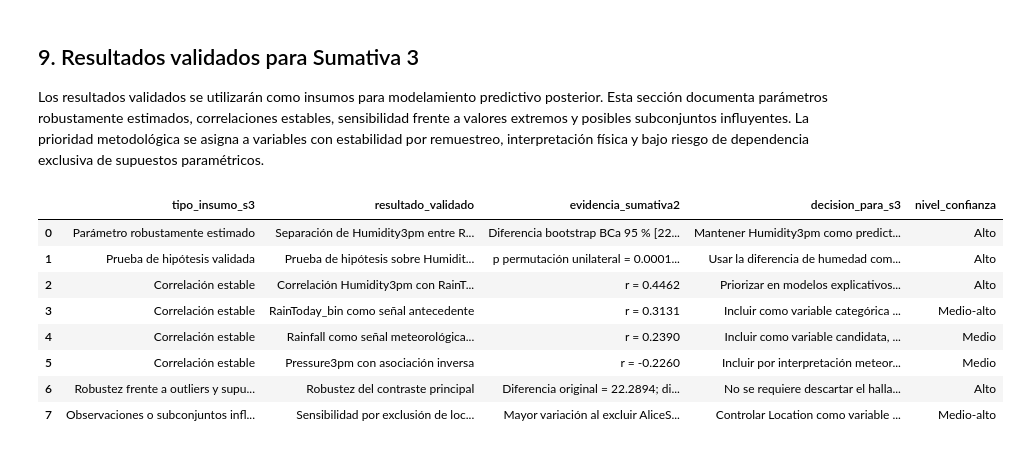
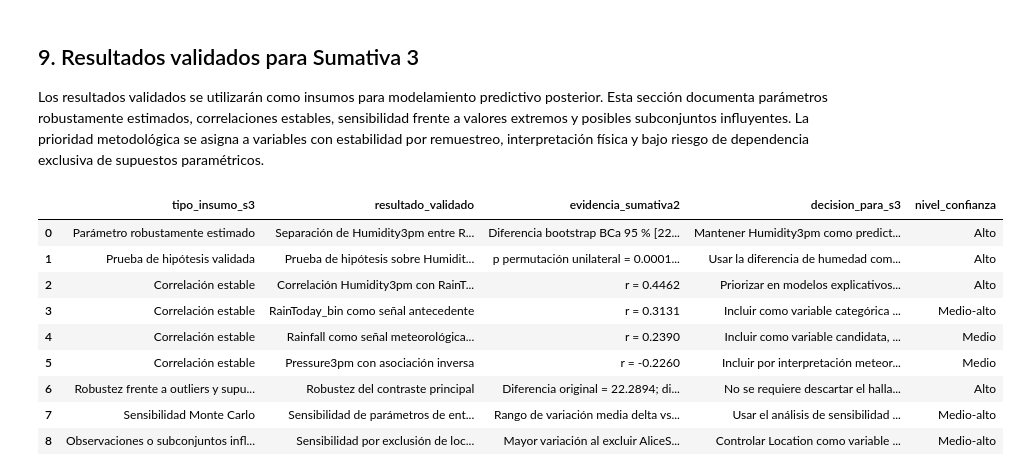
Before and after one commit to edocontreras/mcdia501-estadistica-computacional-g6, a Jupyter notebook: semana2/notebooks/Sumativa2_Rain_Australia_G6.ipynb, the cells around one changed output. Drawn from its saved outputs; the diff is of its cells as text; code cells hidden in the pictures.

```diff
--- a/semana2/notebooks/Sumativa2_Rain_Australia_G6.ipynb
+++ b/semana2/notebooks/Sumativa2_Rain_Australia_G6.ipynb
@@ -934,39 +1155,47 @@ resultados_validados = pd.DataFrame([
         'nivel_confianza': 'Alto'
     },
     {
+        'tipo_insumo_s3': 'Sensibilidad Monte Carlo',
+        'resultado_validado': 'Sensibilidad de parámetros de entrada del escenario simulado',
+        'evidencia_sumativa2': f'Rango de variación media delta vs base [{sensibilidad_montecarlo["variacion_media_delta_vs_base"].min():.4f}, {sensibilidad_montecarlo["variacion_media_delta_vs_base"].max():.4f}]',
+        'decision_para_s3': 'Usar el análisis de sensibilidad para priorizar evaluación de estabilidad de variables en modelos predictivos',
+        'nivel_confianza': 'Medio-alto'
+    },
+    {
         'tipo_insumo_s3': 'Observaciones o subconjuntos influyentes',
         'resultado_validado': 'Sensibilidad por exclusión de localidad',
         'evidencia_sumativa2': 'No hay localidad evaluable' if max_localidad is None else f'Mayor variación al excluir {max_localidad["localidad_excluida"]}: {max_localidad["variacion_respecto_original"]:.4f}',
         'decision_para_s3': 'Controlar Location como variable categórica o mediante validación estratificada si se incorpora al modelo',
         'nivel_confianza': 'Medio-alto'
     }
 ])
 
 resultados_validados.to_csv(DATA_PROCESSED / 'resultados_validados_sumativa2.csv', index=False)
 resultados_validados.to_csv(TABLES_DIR / '10_resultados_validados_para_s3.csv', index=False)
 
 inventario = []
 for path in sorted(TABLES_DIR.glob('*.csv')):
     inventario.append({'tipo': 'tabla', 'archivo': path.relative_to(SEMANA2_DIR).as_posix(), 'descripcion': path.stem})
 for path in sorted(FIGURES_DIR.glob('*.png')):
     inventario.append({'tipo': 'figura', 'archivo': path.relative_to(SEMANA2_DIR).as_posix(), 'descripcion': path.stem})
 for path in sorted(DATA_PROCESSED.glob('*.csv')):
     inventario.append({'tipo': 'datos_procesados', 'archivo': path.relative_to(SEMANA2_DIR).as_posix(), 'descripcion': path.stem})
 
 inventario_outputs = pd.DataFrame(inventario)
 inventario_outputs.to_csv(SEMANA2_DIR / 'docs' / 'inventario_outputs_sumativa2.csv', index=False)
 
 resultados_validados
 # %% [output]
 |  | tipo_insumo_s3 | resultado_validado | evidencia_sumativa2 | decision_para_s3 | nivel_confianza |
 | 0 | Parámetro robustamente estimado | Separación de Humidity3pm entre R... | Diferencia bootstrap BCa 95 % [22... | Mantener Humidity3pm como predict... | Alto |
 | 1 | Prueba de hipótesis validada | Prueba de hipótesis sobre Humidit... | p permutación unilateral = 0.0001... | Usar la diferencia de humedad com... | Alto |
 | 2 | Correlación estable | Correlación Humidity3pm con RainT... | r = 0.4462 | Priorizar en modelos explicativos... | Alto |
 | 3 | Correlación estable | RainToday_bin como señal antecedente | r = 0.3131 | Incluir como variable categórica ... | Medio-alto |
 | 4 | Correlación estable | Rainfall como señal meteorológica... | r = 0.2390 | Incluir como variable candidata, ... | Medio |
 | 5 | Correlación estable | Pressure3pm con asociación inversa | r = -0.2260 | Incluir por interpretación meteor... | Medio |
 | 6 | Robustez frente a outliers y supu... | Robustez del contraste principal | Diferencia original = 22.2894; di... | No se requiere descartar el halla... | Alto |
-| 7 | Observaciones o subconjuntos infl... | Sensibilidad por exclusión de loc... | Mayor variación al excluir AliceS... | Controlar Location como variable ... | Medio-alto |
+| 7 | Sensibilidad Monte Carlo | Sensibilidad de parámetros de ent... | Rango de variación media delta vs... | Usar el análisis de sensibilidad ... | Medio-alto |
+| 8 | Observaciones o subconjuntos infl... | Sensibilidad por exclusión de loc... | Mayor variación al excluir AliceS... | Controlar Location como variable ... | Medio-alto |
 # %%
 expected_outputs = [
     'data/processed/weatherAUS_sumativa2_base_validacion.csv',
```
Also changed, not shown: parts of 13 cells of this notebook.
